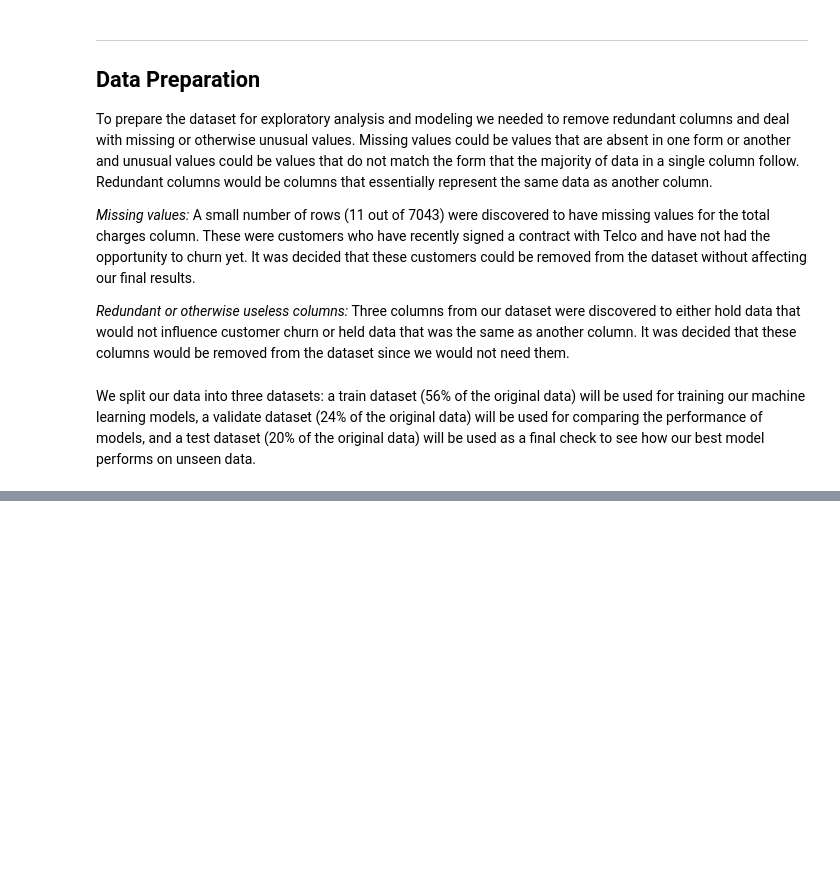
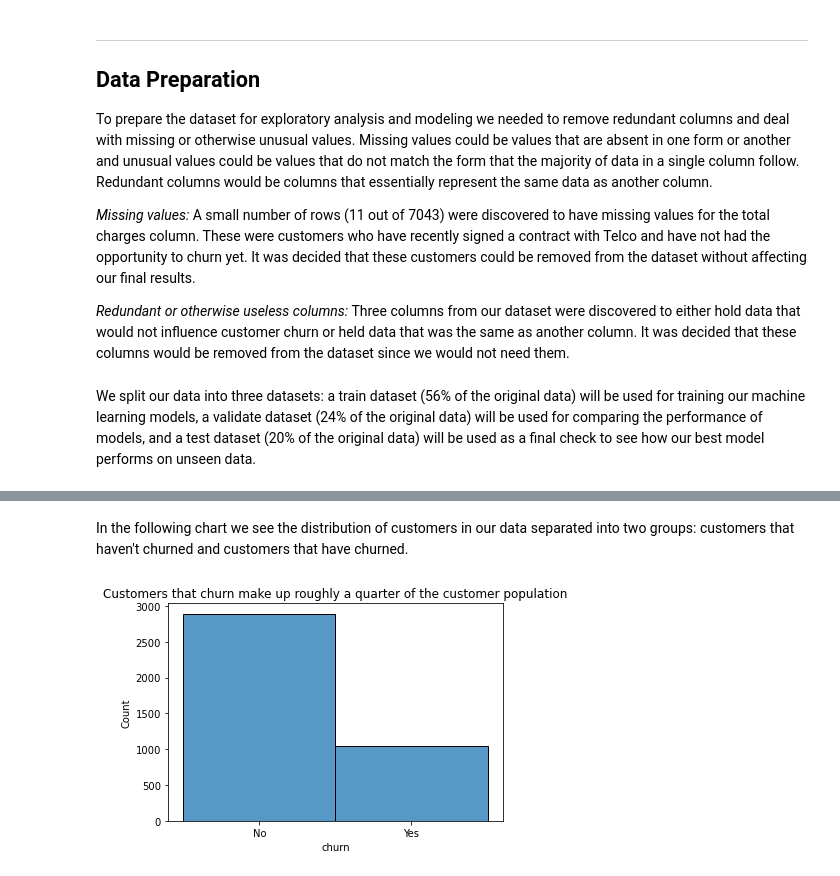
Before and after one commit to alegarcia-dev/telco-classification-project, a Jupyter notebook: Telco_Final_Report.ipynb, the cells around one changed output, grey strips where cells are left out. Drawn from its saved outputs; the diff is of its cells as text; code cells hidden in the pictures; blank space fills up the shorter version.

```diff
--- a/Telco_Final_Report.ipynb
+++ b/Telco_Final_Report.ipynb
@@ -68,4 +69,4 @@ models, and a test dataset (20% of the original data) will be used as a final ch
 # %%
 # Here we split our data into train, validate and test datasets
 
-train, validate, test = split_data(telco_customers)
+train, validate, test = split_data(telco_customers, stratify = 'churn')
@@ -71,0 +88,7 @@ train, validate, test = split_data(telco_customers)
+# %% [markdown]
+In the following chart we see the distribution of customers in our data separated into two groups: customers that haven't churned and customers that have churned.
+# %%
+# Here we visualize the distribution of the churn feature in our data.
+distribution_of_customer_churn(train)
+# %% [output]
+[figure, added]
```
Also changed, not shown: parts of 11 cells of this notebook, 5 other files.
